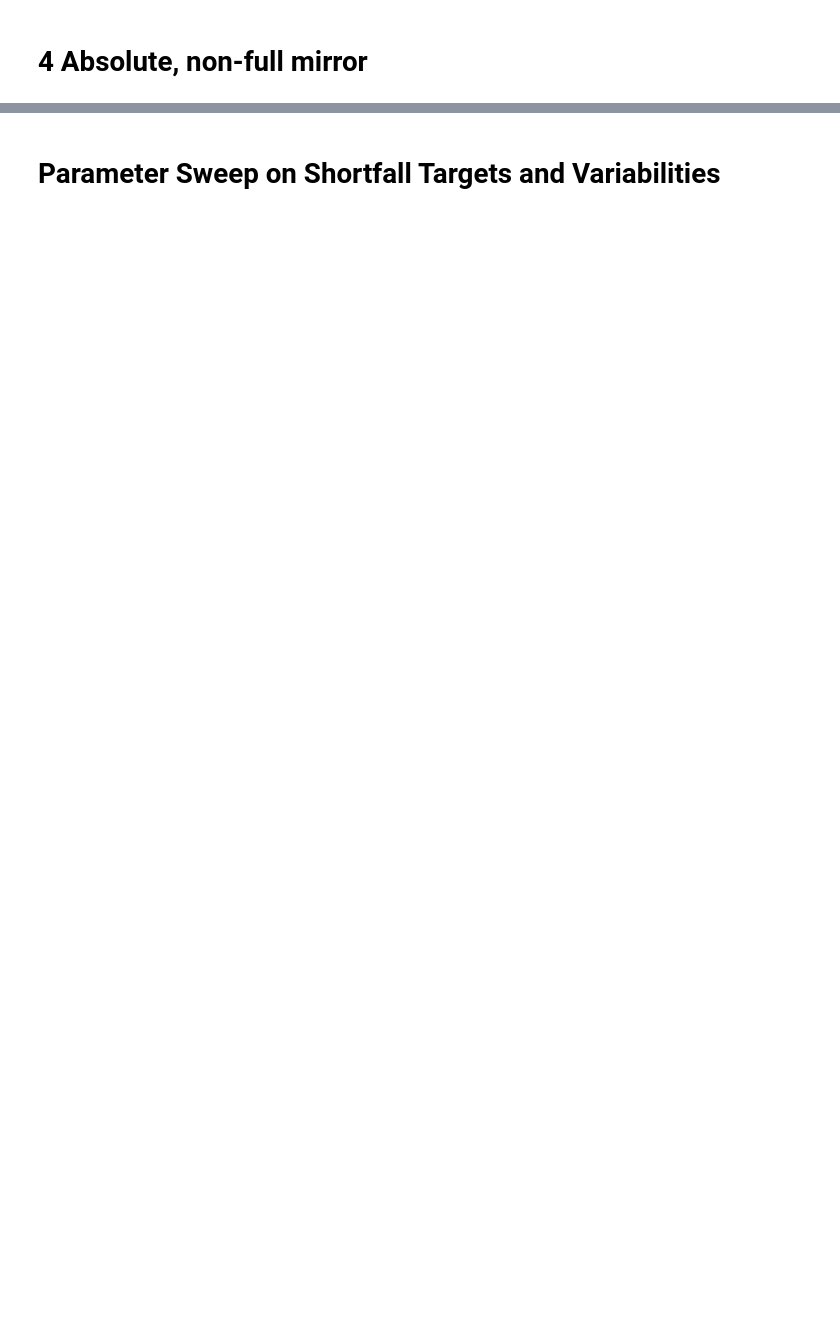
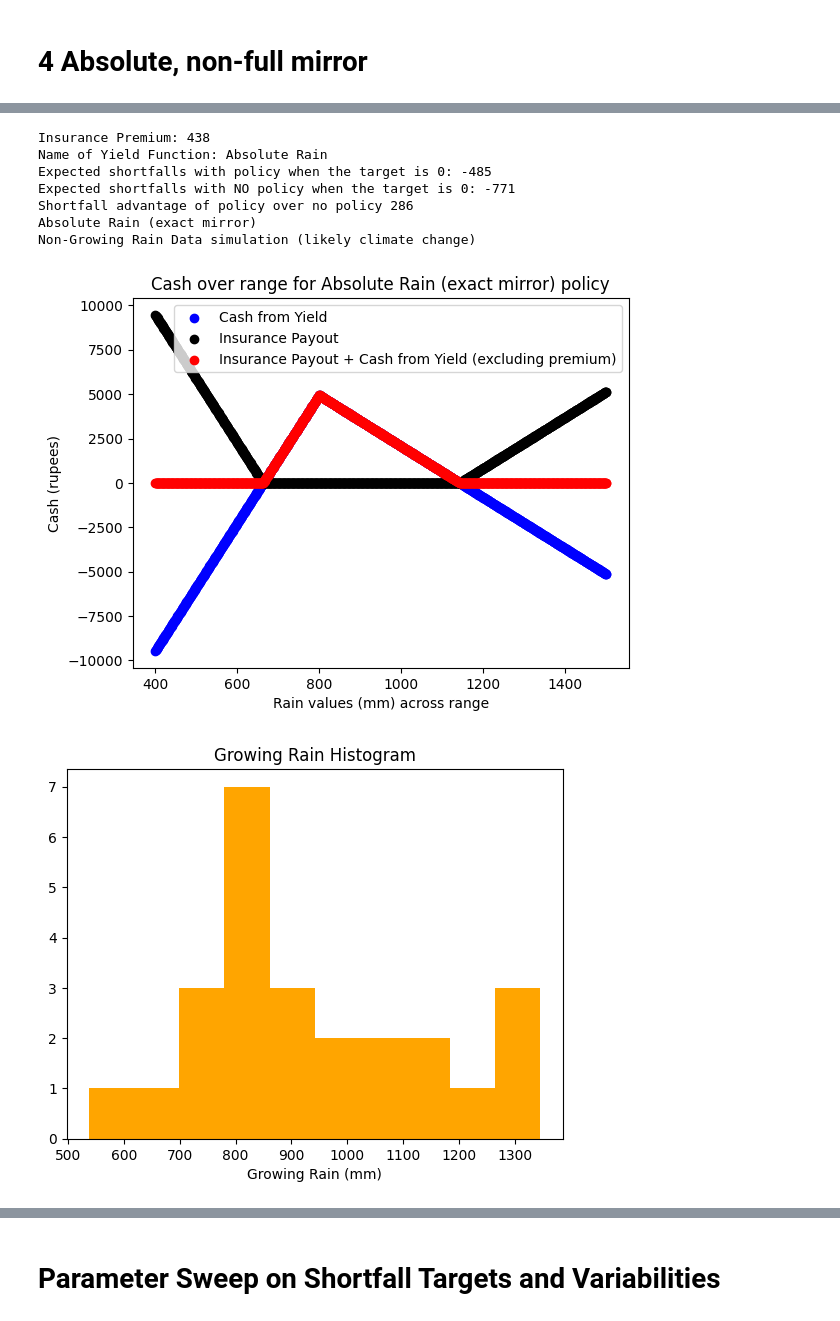
Before and after one commit to ken-neth-wang/crop-insurance, a Jupyter notebook: notebooks/yields.ipynb, the cells around one changed output, grey strips where cells are left out. Cells and saved outputs as stored; diff of their text form; code cells hidden in the pictures; blank space fills up the shorter version.

```diff
--- a/notebooks/yields.ipynb
+++ b/notebooks/yields.ipynb
@@ -1065,0 +903,16 @@ Shortfall advantage of policy over no policy 328
+# %%
+full_sim(     rain_to_yield = abs_rain,
+              custom_rain_to_insurance = insurance_only_positive_yields(abs_rain, 800, 800.5, 0, 0),
+              custom_name = abs_rain.name + " (exact mirror)",
+              data = climate_change_rain_data
+              )
+# %% [output]
+Insurance Premium: 438
+Name of Yield Function: Absolute Rain
+Expected shortfalls with policy when the target is 0: -485
+Expected shortfalls with NO policy when the target is 0: -771
+Shortfall advantage of policy over no policy 286
+Absolute Rain (exact mirror)
+Non-Growing Rain Data simulation (likely climate change)
+[figure, added]
+[figure, added]
```
Also changed, not shown: parts of 43 cells of this notebook, 14 other files.
